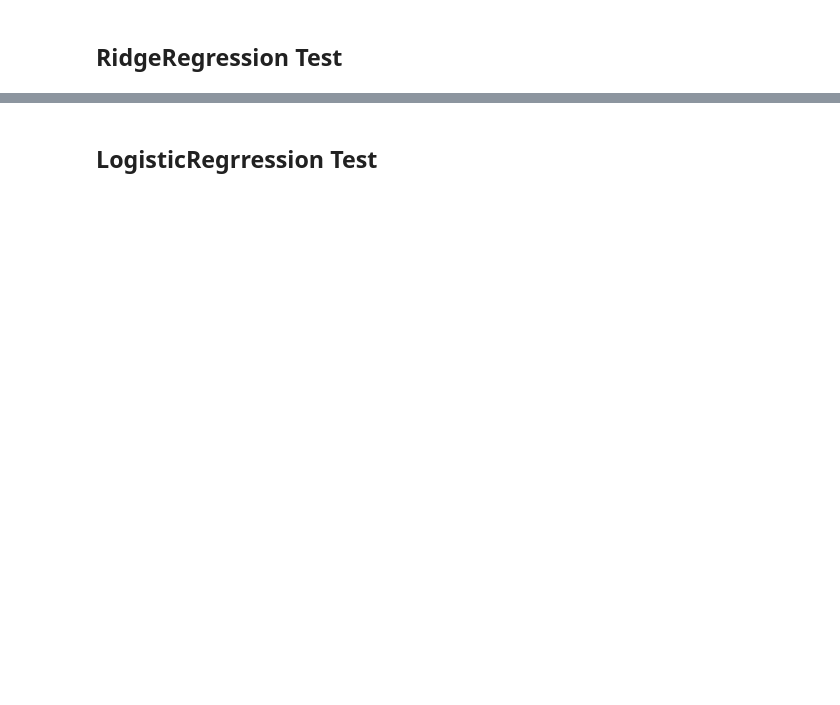
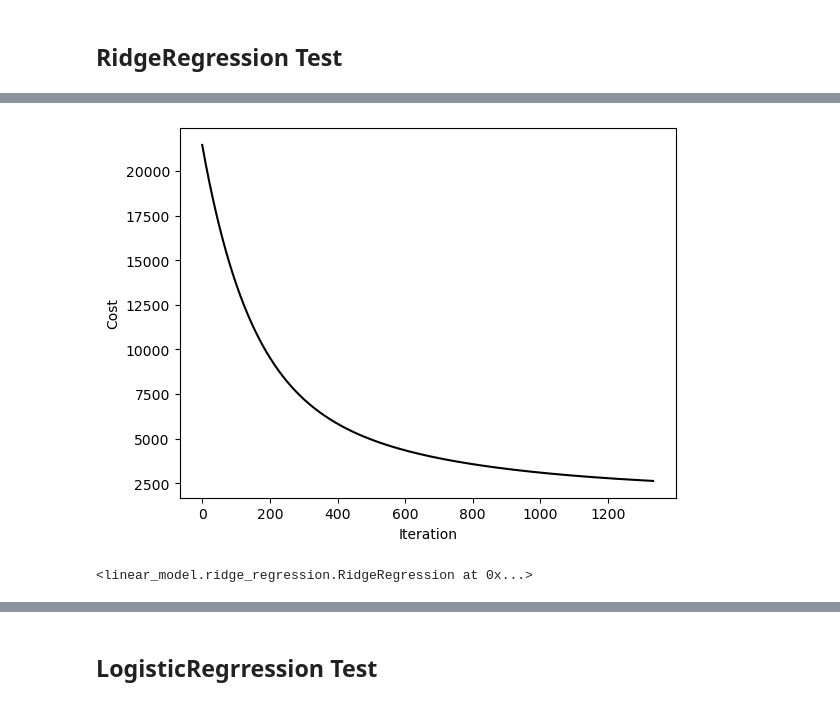
Before and after one commit to SLFM23/SIB, a Jupyter notebook: tasks/aula5/task5.ipynb, the cells around one changed output, grey strips where cells are left out. Drawn from its saved outputs; the diff is of its cells as text; code cells hidden in the pictures; blank space fills up the shorter version.

```diff
--- a/tasks/aula5/task5.ipynb
+++ b/tasks/aula5/task5.ipynb
@@ -9,3 +14,3 @@ from src.si.linear_model.ridge_regression import RidgeRegression
 # %%
-cpu_data = read_csv(r"C:/Users/Sergiomendes/Desktop/SIB/SIB/datasets/cpu.csv",features=True,label=True)
+cpu_data = read_csv(r"/Users/Sergiomendes/Desktop/SIB/SIB/datasets/cpu.csv",features=True,label=True)
 cpu_data.print_dataframe()
@@ -12,7 +31,8 @@ cpu_data.print_dataframe()
 # %%
-cpu_data.x = StandardScaler().fit_transform(cpu_data.x)
+cpu_data.X = StandardScaler().fit_transform(cpu_data.X)
 cpu_train, cpu_test = train_test_split(cpu_data)
-ridge_static = RidgeRegression(max_iter=2000, alpha_type='static_alpha')
+ridge_static = RidgeRegression(max_iter=2000)
 ridge_static.fit(cpu_train)
+dict_cost=ridge_static.cost_history
 # %%
 ridge_static.predict(cpu_test)
@@ -25,6 +79,10 @@ ridge_static.cost_history
 # %%
-ridge_static.cost_function_plot()
+ridge_static.plot_cost_history()
+# %% [output]
+[figure, added]
 # %%
-ridge_half = RidgeRegression(max_iter=2000, alpha_type='half_alpha')
+ridge_half = RidgeRegression(max_iter=2000,)
 ridge_half.fit(cpu_train)
+# %% [output]
+<linear_model.ridge_regression.RidgeRegression at 0x...>
 # %%
```
Also changed, not shown: parts of 15 cells of this notebook, 16 other files.
